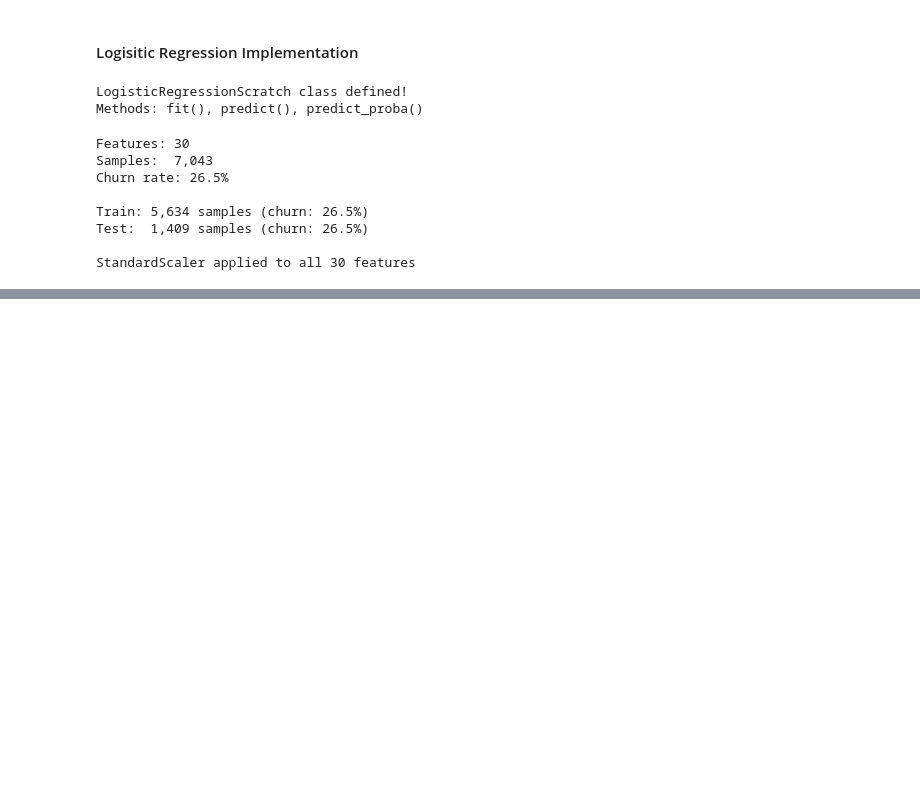
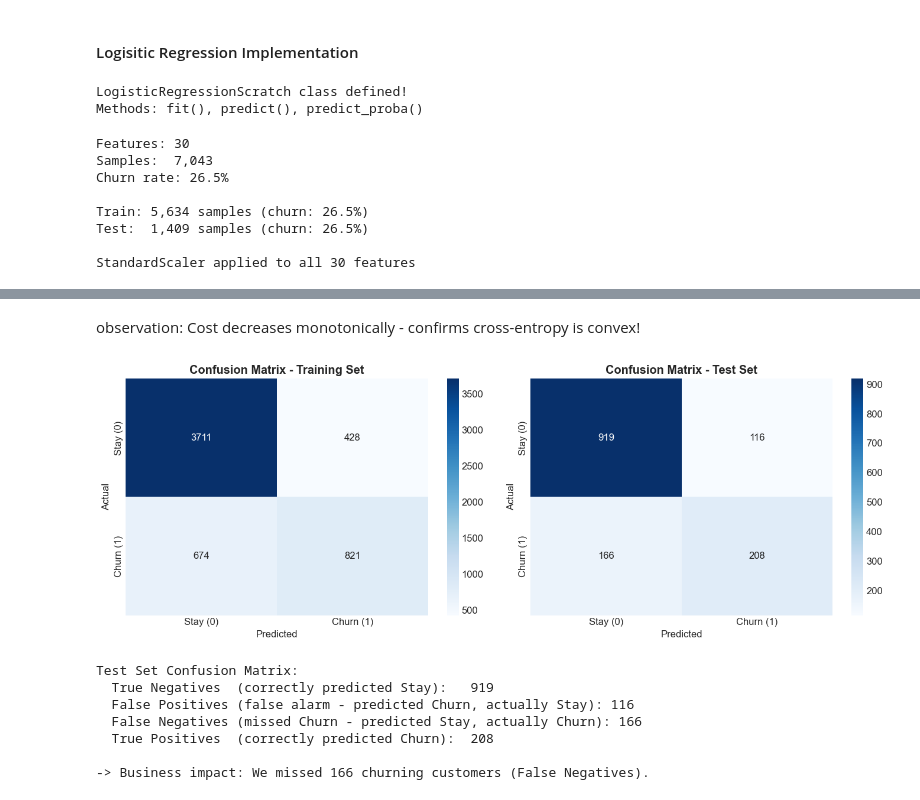
Before and after one commit to AlexKarari/logistic-regression, a Jupyter notebook: notebooks/logisitc_regression.ipynb, the cells around one changed output, grey strips where cells are left out. Saved outputs shown, nothing was run; the diff lists cells and outputs as text; code cells hidden in the pictures; blank space fills up the shorter version.

```diff
--- a/notebooks/logisitc_regression.ipynb
+++ b/notebooks/logisitc_regression.ipynb
@@ -485,0 +503,39 @@ weighted avg       0.54      0.73      0.62      1409
+# %% [markdown]
+observation: Cost decreases monotonically - confirms cross-entropy is convex!
+# %%
+# Confusion Matrix
+fig, axes = plt.subplots(1, 2, figsize=(14, 5))
+
+for ax, y_true, y_pred_labels, title in [
+    (axes[0], y_train, y_train_pred, 'Training Set'),
+    (axes[1], y_test, y_test_pred, 'Test Set')
+]:
+    cm = confusion_matrix(y_true, y_pred_labels)
+    sns.heatmap(cm, annot=True, fmt='d', cmap='Blues', ax=ax,
+                xticklabels=['Stay (0)', 'Churn (1)'],
+                yticklabels=['Stay (0)', 'Churn (1)'])
+    ax.set_title(f'Confusion Matrix - {title}', fontweight='bold')
+    ax.set_ylabel('Actual')
+    ax.set_xlabel('Predicted')
+
+plt.tight_layout()
+plt.savefig('../visualisations/confusion_matrix.png', dpi=150, bbox_inches='tight')
+plt.show()
+
+cm_test = confusion_matrix(y_test, y_test_pred)
+tn, fp, fn, tp = cm_test.ravel()
+print(f'Test Set Confusion Matrix:')
+print(f'  True Negatives  (correctly predicted Stay):   {tn}')
+print(f'  False Positives (false alarm - predicted Churn, actually Stay): {fp}')
+print(f'  False Negatives (missed Churn - predicted Stay, actually Churn): {fn}')
+print(f'  True Positives  (correctly predicted Churn):  {tp}')
+print(f'\n-> Business impact: We missed {fn} churning customers (False Negatives).')
+# %% [output]
+[figure, added]
+Test Set Confusion Matrix:
+  True Negatives  (correctly predicted Stay):   919
+  False Positives (false alarm - predicted Churn, actually Stay): 116
+  False Negatives (missed Churn - predicted Stay, actually Churn): 166
+  True Positives  (correctly predicted Churn):  208
+
+-> Business impact: We missed 166 churning customers (False Negatives).
```
Also changed, not shown: parts of 6 cells of this notebook, 4 other files.
